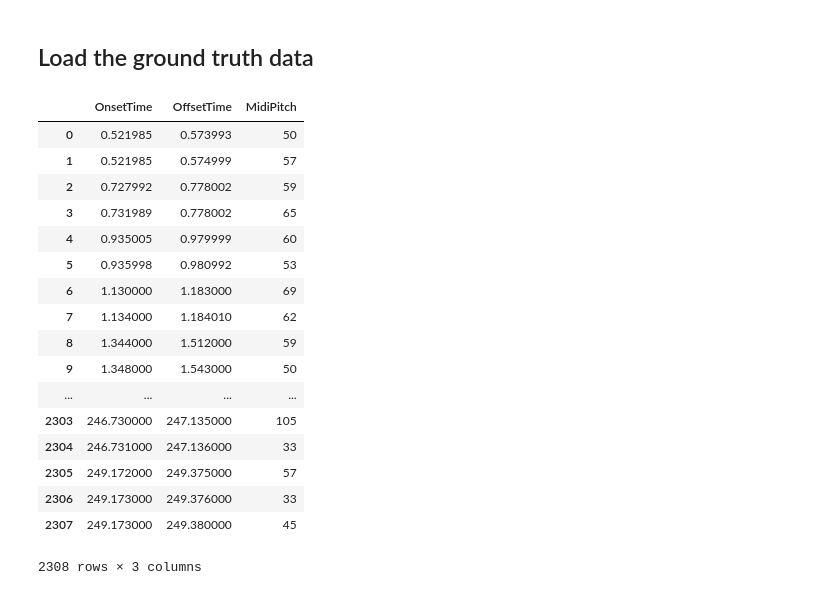
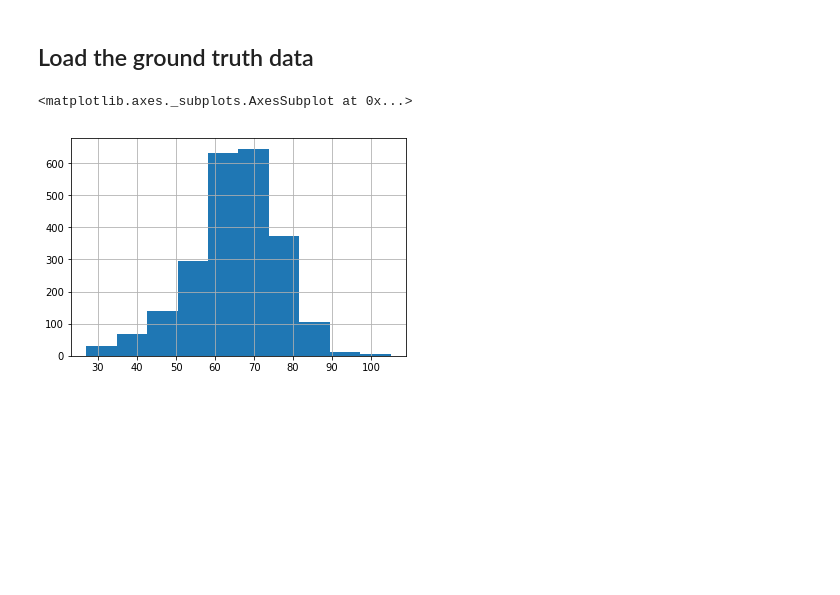
Before and after one commit to anujkhare/music, a Jupyter notebook: explore.ipynb, the cells around one changed output. Drawn from its saved outputs; the diff is of its cells as text; code cells hidden in the pictures; blank space fills up the shorter version.

```diff
--- a/explore.ipynb
+++ b/explore.ipynb
@@ -120,21 +121,5 @@ df_annot = pd.read_csv(annot_file_path, sep='\t', )
 # %%
-df_annot
+df_annot.MidiPitch.hist()
 # %% [output]
-|  | OnsetTime | OffsetTime | MidiPitch |
-| 0 | 0.521985 | 0.573993 | 50 |
-| 1 | 0.521985 | 0.574999 | 57 |
-| 2 | 0.727992 | 0.778002 | 59 |
-| 3 | 0.731989 | 0.778002 | 65 |
-| 4 | 0.935005 | 0.979999 | 60 |
-| 5 | 0.935998 | 0.980992 | 53 |
-| 6 | 1.130000 | 1.183000 | 69 |
-| 7 | 1.134000 | 1.184010 | 62 |
-| 8 | 1.344000 | 1.512000 | 59 |
-| 9 | 1.348000 | 1.543000 | 50 |
-| ... | ... | ... | ... |
-| 2303 | 246.730000 | 247.135000 | 105 |
-| 2304 | 246.731000 | 247.136000 | 33 |
-| 2305 | 249.172000 | 249.375000 | 57 |
-| 2306 | 249.173000 | 249.376000 | 33 |
-| 2307 | 249.173000 | 249.380000 | 45 |
-2308 rows × 3 columns
+<matplotlib.axes._subplots.AxesSubplot at 0x...>
+[figure, added]
```
Also changed, not shown: parts of 25 cells of this notebook.
